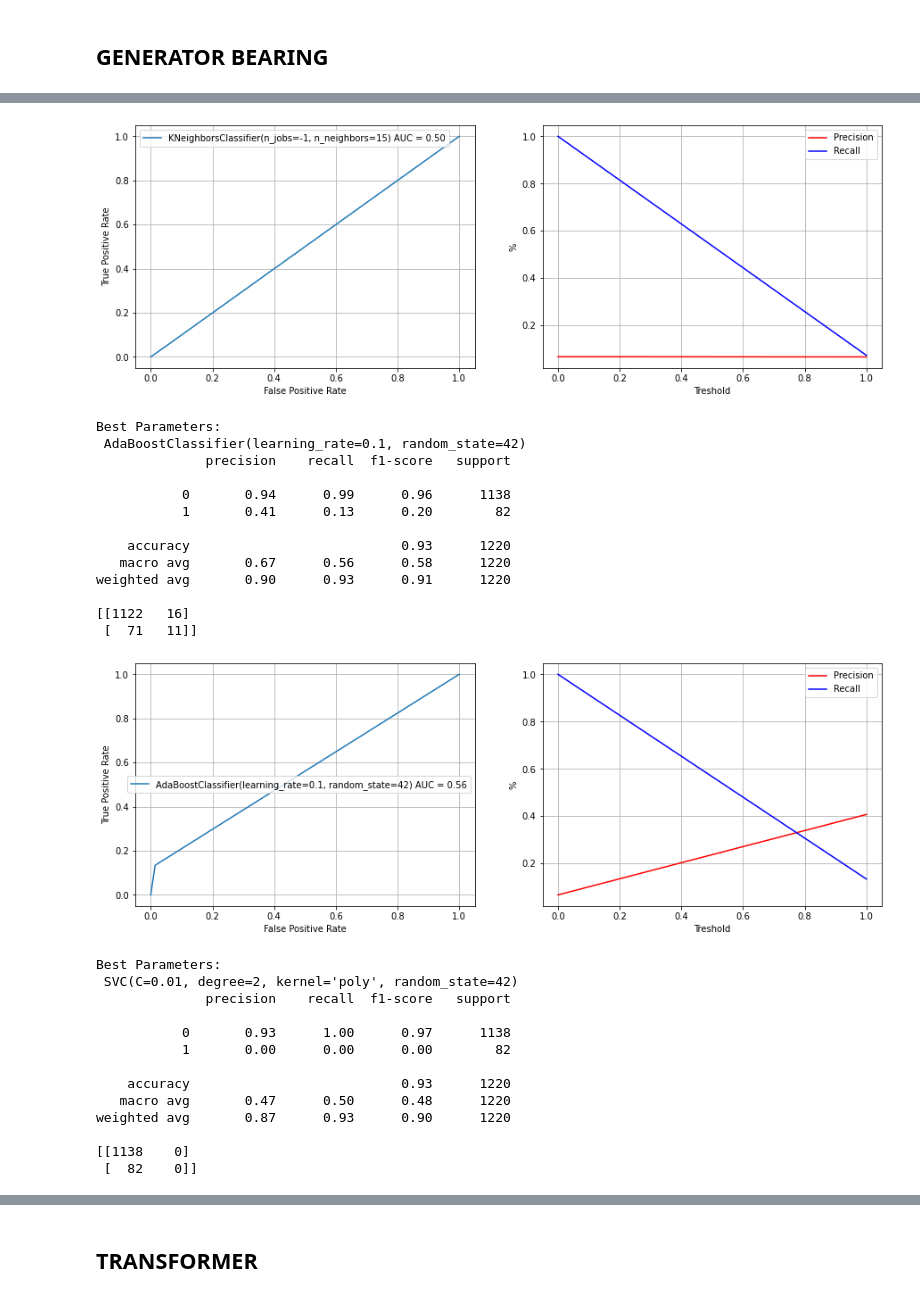
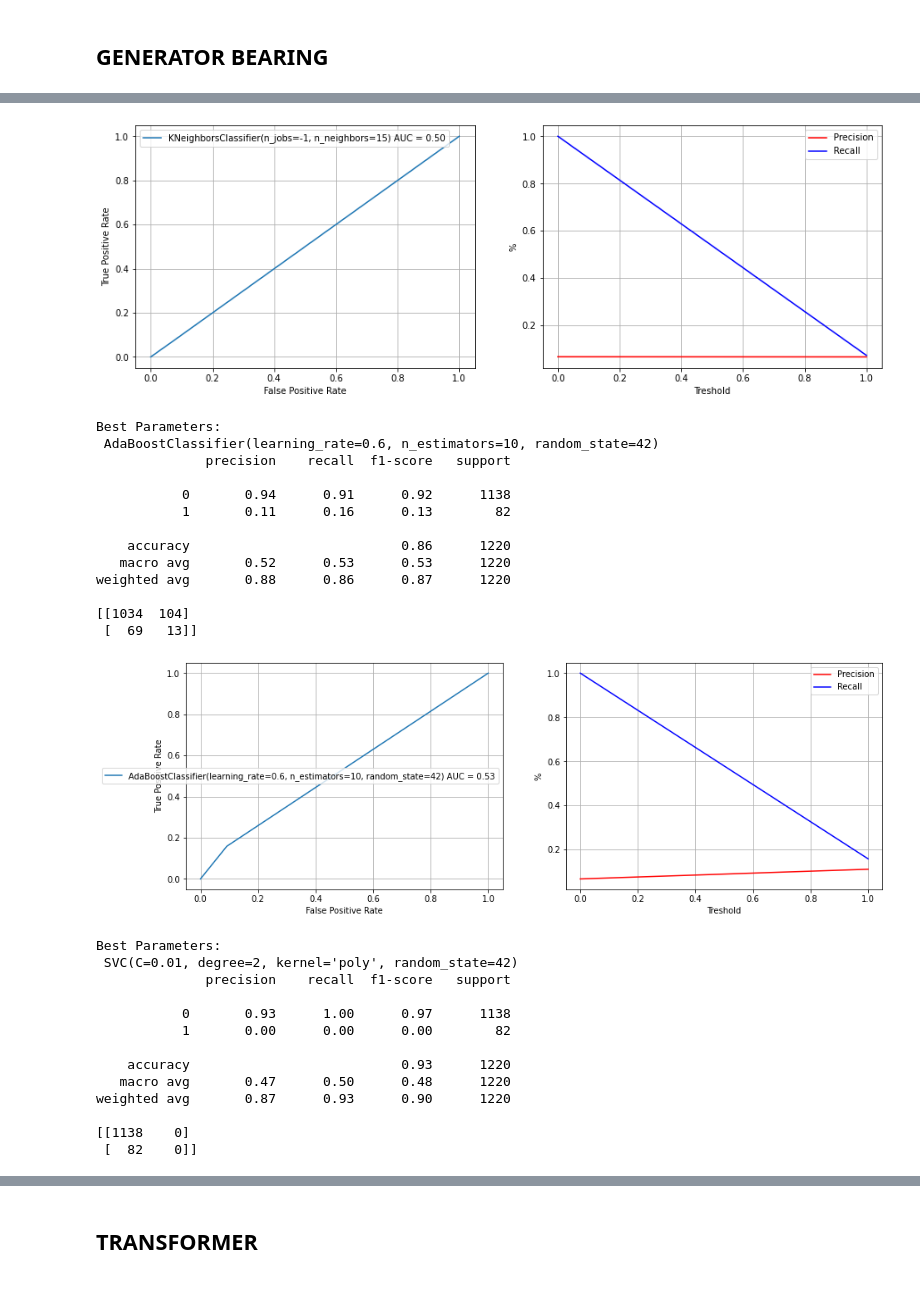
Before and after one commit to GGC17/htw, a Jupyter notebook: notebooks/model_bin_class.ipynb, the cells around one changed output, grey strips where cells are left out. Cells and saved outputs as stored; diff of their text form; code cells hidden in the pictures.

Commit message:
Final Models, Needs improvements

```diff
--- a/notebooks/model_bin_class.ipynb
+++ b/notebooks/model_bin_class.ipynb
@@ -251,10 +252,10 @@ def gbc(X_train, X_test, y_train, y_test):
 def knn(X_train, X_test, y_train, y_test):
     model = 'KNN'
     clf_knn = KNeighborsClassifier(n_jobs=-1)
-    gs_params = {'n_neighbors': [5, 7, 10, 15]}
+    gs_params = {'n_neighbors': [3, 5, 7, 10, 15]}
     gs_score = 'roc_auc'
 
-    clf_knn, pred_knn= bin_classify(model, clf_knn, X_train, X_test, y_train, y_test, params=gs_params, score=gs_score)
+    clf_knn, pred_knn = bin_classify(model, clf_knn, X_train, X_test, y_train, y_test, params=gs_params, score=gs_score)
     print('\nBest Parameters:\n',clf_knn)
 
     metrics(clf_knn, X_test, y_test, pred_knn['y_pred'])
@@ -265,10 +266,10 @@ def knn(X_train, X_test, y_train, y_test):
 def abc(X_train, X_test, y_train, y_test):
     model = 'AdaBoostClassifier'
     clf_abc = AdaBoostClassifier(random_state=42)
-    gs_params = {'n_estimators': [10, 20, 50, 100], 'learning_rate': [0.001, 0.01, 0.1, 0.5, 1]}
+    gs_params = {'n_estimators': [10, 20, 50, 100], 'learning_rate': [0.01, 0.1, 0.5, 0.6, 1]}
     gs_score = 'roc_auc'
 
-    clf_abc, pred_abc= bin_classify(model, clf_abc, X_train, X_test, y_train, y_test, params=gs_params, score=gs_score)
+    clf_abc, pred_abc = bin_classify(model, clf_abc, X_train, X_test, y_train, y_test, params=gs_params, score=gs_score)
     print('\nBest Parameters:\n',clf_abc)
 
     metrics(clf_abc, X_test, y_test, pred_abc['y_pred'])
@@ -279,10 +280,10 @@ def abc(X_train, X_test, y_train, y_test):
 def svc(X_train, X_test, y_train, y_test):
     model = 'SVC'
     clf_svc = SVC(random_state=42)
-    gs_params = {'C': [0.01, 0.1, 1, 1.2], 'kernel': ['linear', 'poly', 'rbf', 'sigmoid'], 'degree': [2,3], 'gamma': ['auto', 'scale']}
+    gs_params = {'C': [0.01, 0.1, 1, 1.2], 'kernel': ['linear', 'poly', 'rbf', 'sigmoid'], 'degree': [1,2,3], 'gamma': ['auto', 'scale']}
     gs_score = 'roc_auc'
 
-    clf_svc, pred_svc= bin_classify(model, clf_svc, X_train, X_test, y_train, y_test, params=gs_params, score=gs_score)
+    clf_svc, pred_svc = bin_classify(model, clf_svc, X_train, X_test, y_train, y_test, params=gs_params, score=gs_score)
     print('\nBest Parameters:\n',clf_svc)
 
     metrics(clf_svc, X_test, y_test, pred_svc['y_pred'])
@@ -302,6 +303,20 @@ def gnb(X_train, X_test, y_train, y_test):
     metrics(clf_gnb, X_test, y_test, pred_gnb['y_pred'])
 
     return clf_gnb, pred_gnb
+# %%
+# Decision Trees
+def dtc(X_train, X_test, y_train, y_test):
+    model = 'Decision Tree'
+    clf_dtc = DecisionTreeClassifier(random_state=42)
+    gs_params = {'criterion': ['gini', 'entropy'], 'class_weight': [None, 'balanced']}
+    gs_score = 'roc_auc'
+
+    clf_dtc, pred_dtc = bin_classify(model, clf_dtc, X_train, X_test, y_train, y_test, params=gs_params, score=gs_score)
+    print('\nBest Parameters:\n',clf_dtc)
+
+    metrics(clf_dtc, X_test, y_test, pred_dtc['y_pred'])
+
+    return clf_dtc, pred_dtc
 # %% [markdown]
 # 1st Analysis - Base Models
 # %% [markdown]
@@ -474,6 +477,7 @@ clf_knn_bear, pred_knn_bear = knn(X_train_bear, X_test_bear, y_train_bear, y_tes
 clf_abc_bear, pred_abc_bear = abc(X_train_bear, X_test_bear, y_train_bear, y_test_bear)
 clf_svc_bear, pred_svc_bear = svc(X_train_bear, X_test_bear, y_train_bear, y_test_bear)
 clf_gnb_bear, pred_gnb_bear = gnb(X_train_bear, X_test_bear, y_train_bear, y_test_bear)
+clf_dtc_bear, pred_dtc_bear = dtc(X_train_bear, X_test_bear, y_train_bear, y_test_bear)
 # %% [output]
 Best Parameters:
  LogisticRegression(C=10, max_iter=3000, n_jobs=-1, random_state=42,
@@ -511,42 +515,42 @@ Best Parameters:
 
            0       0.93      0.88      0.90      1138
            1       0.01      0.02      0.02        82
 
     accuracy                           0.82      1220
    macro avg       0.47      0.45      0.46      1220
 weighted avg       0.86      0.82      0.84      1220
 
 [[999 139]
  [ 80   2]]
 [figure]
 Best Parameters:
  KNeighborsClassifier(n_jobs=-1, n_neighbors=15)
               precision    recall  f1-score   support
 
            0       0.93      0.93      0.93      1138
            1       0.07      0.07      0.07        82
 
     accuracy                           0.87      1220
    macro avg       0.50      0.50      0.50      1220
 weighted avg       0.87      0.87      0.87      1220
 
 [[1054   84]
  [  76    6]]
 [figure]
 Best Parameters:
- AdaBoostClassifier(learning_rate=0.1, random_state=42)
+ AdaBoostClassifier(learning_rate=0.6, n_estimators=10, random_state=42)
               precision    recall  f1-score   support
 
-           0       0.94      0.99      0.96      1138
-           1       0.41      0.13      0.20        82
+           0       0.94      0.91      0.92      1138
+           1       0.11      0.16      0.13        82
 
-    accuracy                           0.93      1220
-   macro avg       0.67      0.56      0.58      1220
-weighted avg       0.90      0.93      0.91      1220
+    accuracy                           0.86      1220
+   macro avg       0.52      0.53      0.53      1220
+weighted avg       0.88      0.86      0.87      1220
 
-[[1122   16]
- [  71   11]]
+[[1034  104]
+ [  69   13]]
-[figure, old version]
+[figure, new version]
 Best Parameters:
  SVC(C=0.01, degree=2, kernel='poly', random_state=42)
               precision    recall  f1-score   support
```
Also changed, not shown: parts of 19 cells of this notebook.
